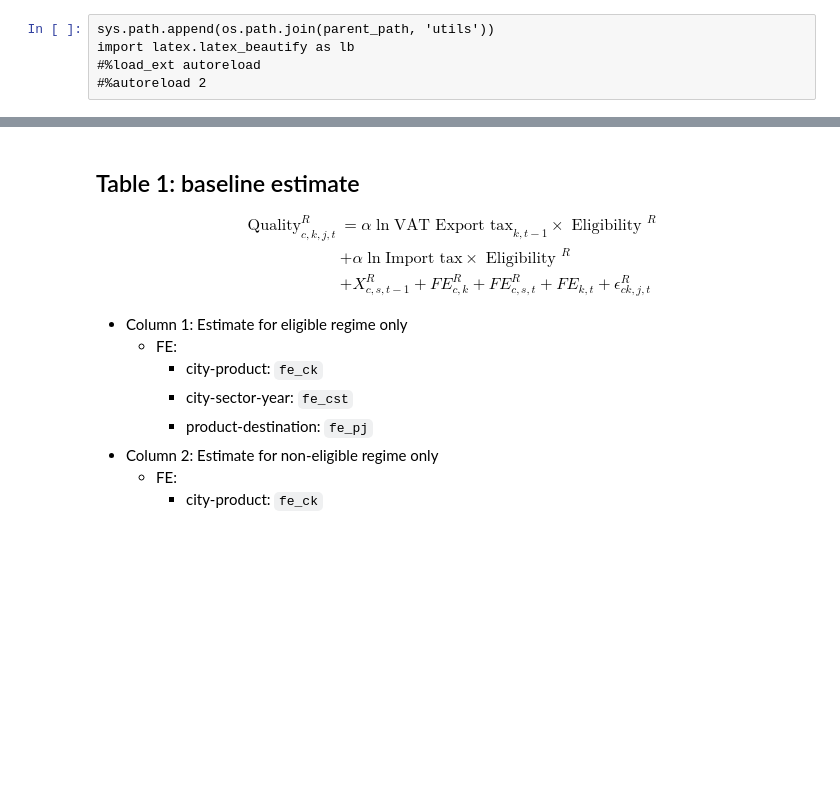
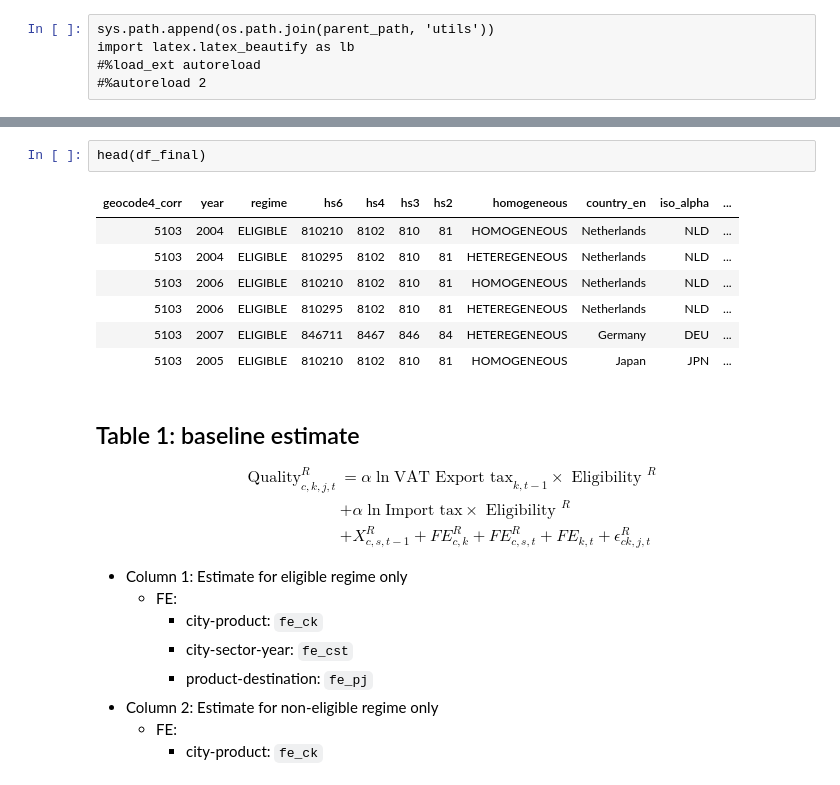
Before and after one commit to thomaspernet/VAT_rebate_quality_china, a Jupyter notebook: 02_data_analysis/01_model_estimation/01_baseline_tables/00_baseline_vat_quality.ipynb, the cells around one changed output, grey strips where cells are left out. Cells and saved outputs as stored; diff of their text form; blank space fills up the shorter version.

```diff
--- a/02_data_analysis/01_model_estimation/01_baseline_tables/00_baseline_vat_quality.ipynb
+++ b/02_data_analysis/01_model_estimation/01_baseline_tables/00_baseline_vat_quality.ipynb
@@ -240,3 +388,13 @@ mutate(
+# %%
+head(df_final)
+# %% [output]
+| geocode4_corr | year | regime | hs6 | hs4 | hs3 | hs2 | homogeneous | country_en | iso_alpha | ... |
+| 5103 | 2004 | ELIGIBLE | 810210 | 8102 | 810 | 81 | HOMOGENEOUS | Netherlands | NLD | ... |
+| 5103 | 2004 | ELIGIBLE | 810295 | 8102 | 810 | 81 | HETEREGENEOUS | Netherlands | NLD | ... |
+| 5103 | 2006 | ELIGIBLE | 810210 | 8102 | 810 | 81 | HOMOGENEOUS | Netherlands | NLD | ... |
+| 5103 | 2006 | ELIGIBLE | 810295 | 8102 | 810 | 81 | HETEREGENEOUS | Netherlands | NLD | ... |
+| 5103 | 2007 | ELIGIBLE | 846711 | 8467 | 846 | 84 | HETEREGENEOUS | Germany | DEU | ... |
+| 5103 | 2005 | ELIGIBLE | 810210 | 8102 | 810 | 81 | HOMOGENEOUS | Japan | JPN | ... |
 # %% [markdown]
 ## Table 1: baseline estimate
 
```
Also changed, not shown: parts of 11 cells of this notebook, 1 other file.
